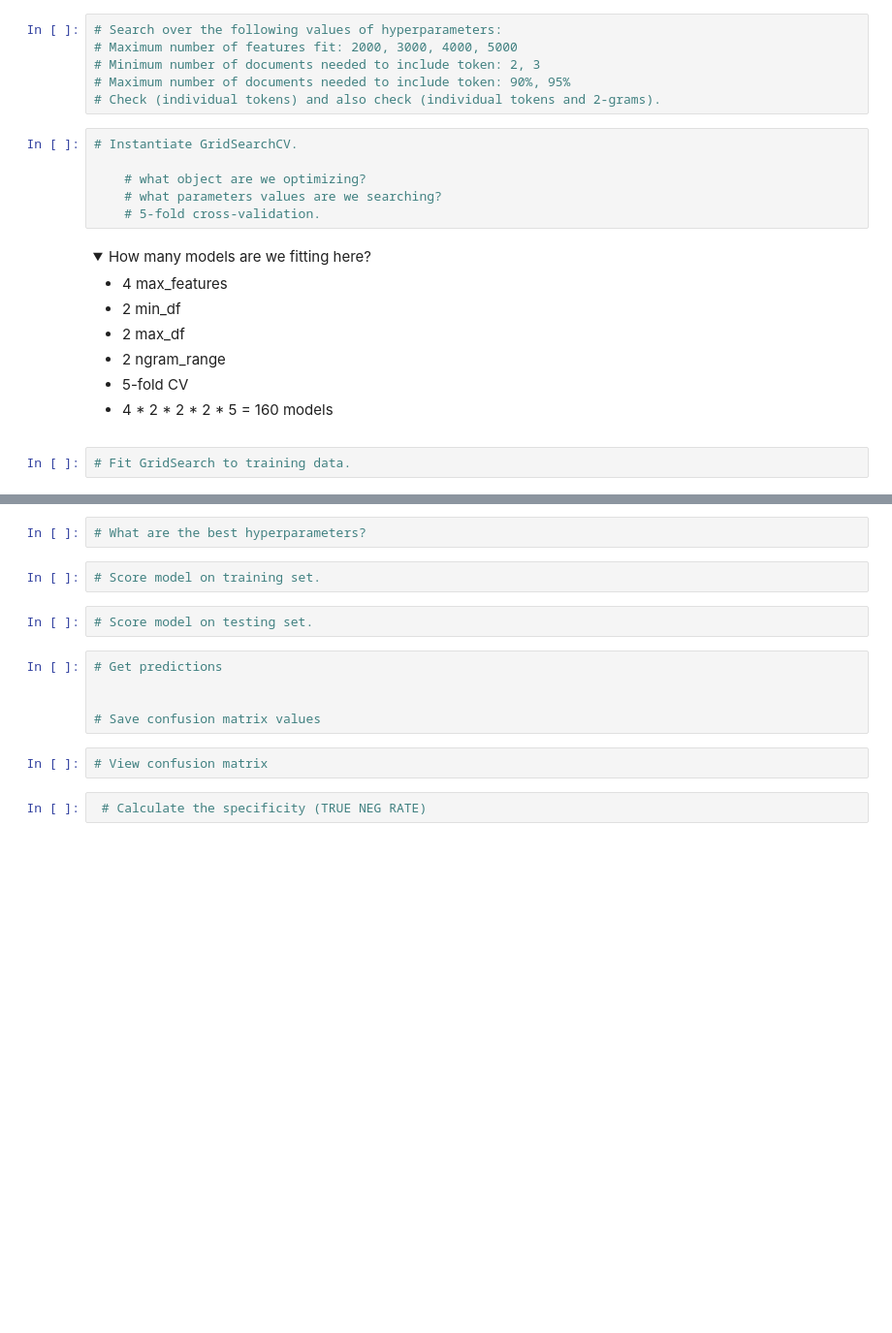
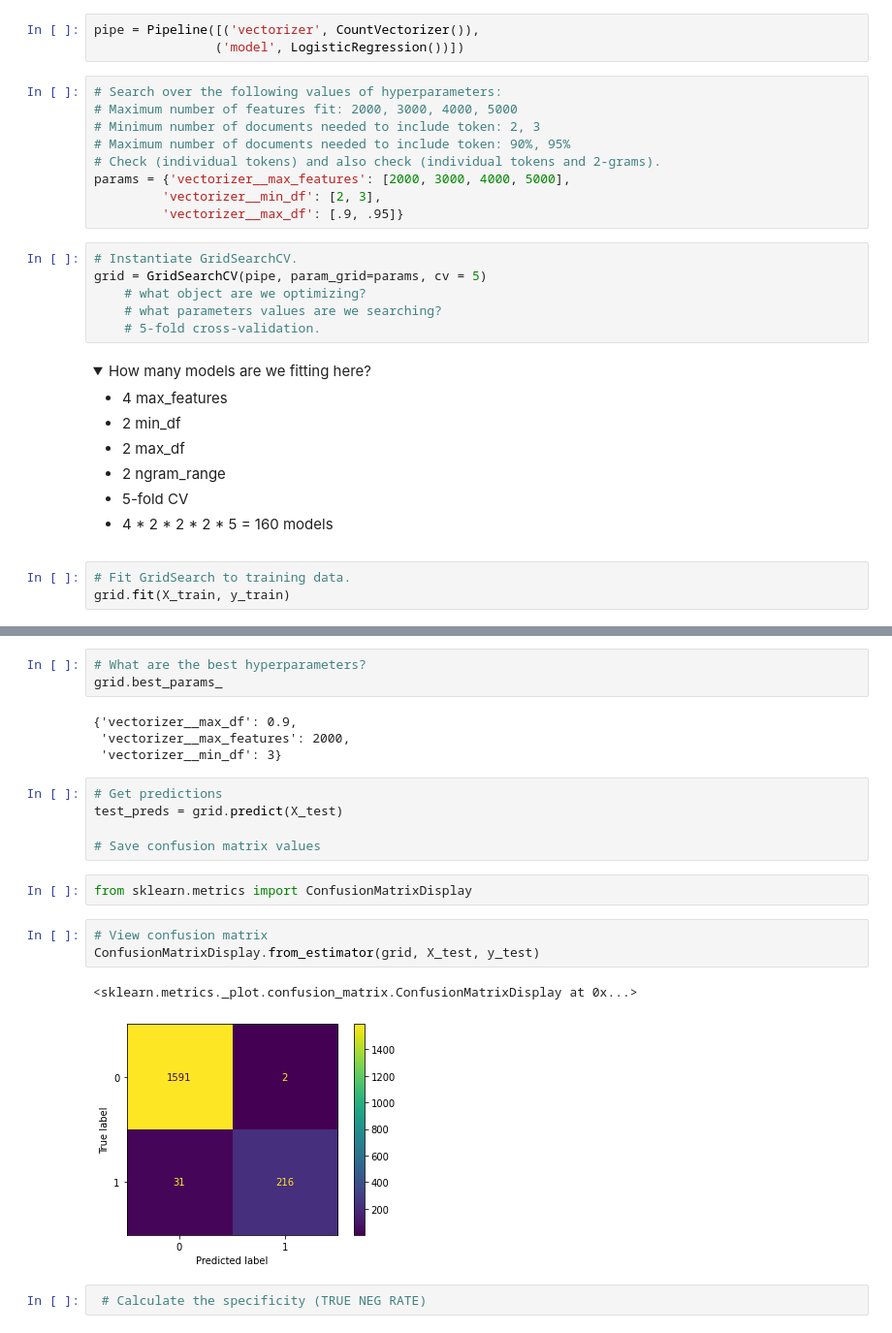
Before and after one commit to jfkoehler/nyu_bootcamp_fa23, a Jupyter notebook: nlp-starter.ipynb, the cells around one changed output, grey strips where cells are left out. Shown at 97% size. Drawn from its saved outputs; the diff is of its cells as text; folded sections open; blank space fills up the shorter version.

````diff
--- a/nlp-starter.ipynb
+++ b/nlp-starter.ipynb
@@ -264,15 +344,21 @@ pipe.score(X_test, y_test)
 ```
 
 Since we want to tune over the `CountVectorizer`, we'll load our `pipeline` object into `GridSearchCV`.
+# %%
+pipe = Pipeline([('vectorizer', CountVectorizer()),
+                ('model', LogisticRegression())])
 # %%
 # Search over the following values of hyperparameters:
 # Maximum number of features fit: 2000, 3000, 4000, 5000
 # Minimum number of documents needed to include token: 2, 3
 # Maximum number of documents needed to include token: 90%, 95%
 # Check (individual tokens) and also check (individual tokens and 2-grams).
+params = {'vectorizer__max_features': [2000, 3000, 4000, 5000],
+         'vectorizer__min_df': [2, 3],
+         'vectorizer__max_df': [.9, .95]}
 # %%
 # Instantiate GridSearchCV.
-
+grid = GridSearchCV(pipe, param_grid=params, cv = 5)
     # what object are we optimizing?
     # what parameters values are we searching?
     # 5-fold cross-validation.
@@ -288,3 +374,4 @@ Since we want to tune over the `CountVectorizer`, we'll load our `pipeline` obje
 </details>
 # %%
 # Fit GridSearch to training data.
+grid.fit(X_train, y_train)
@@ -293,16 +394,23 @@ Since we want to tune over the `CountVectorizer`, we'll load our `pipeline` obje
 # %%
 # What are the best hyperparameters?
+grid.best_params_
+# %% [output]
+{'vectorizer__max_df': 0.9,
+ 'vectorizer__max_features': 2000,
+ 'vectorizer__min_df': 3}
-# %%
-# Score model on training set.
-# %%
-# Score model on testing set.
 # %%
 # Get predictions
-
+test_preds = grid.predict(X_test)
 
 # Save confusion matrix values
+# %%
+from sklearn.metrics import ConfusionMatrixDisplay
 # %%
 # View confusion matrix
+ConfusionMatrixDisplay.from_estimator(grid, X_test, y_test)
+# %% [output]
+<sklearn.metrics._plot.confusion_matrix.ConfusionMatrixDisplay at 0x...>
+[figure, added]
 # %%
  # Calculate the specificity (TRUE NEG RATE)
 # %% [markdown]
````
Also changed, not shown: parts of 23 cells of this notebook, 8 other files.
